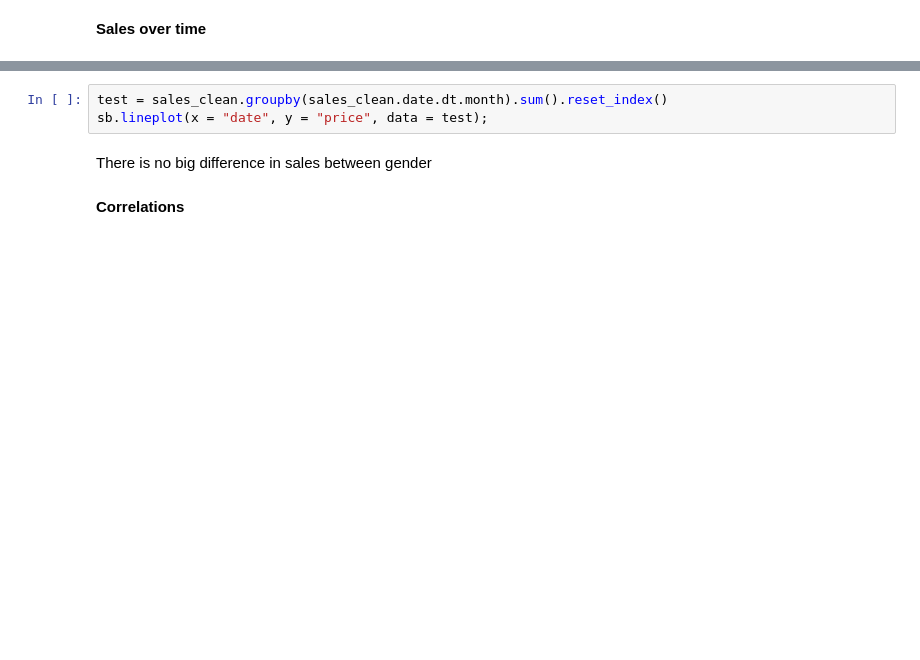
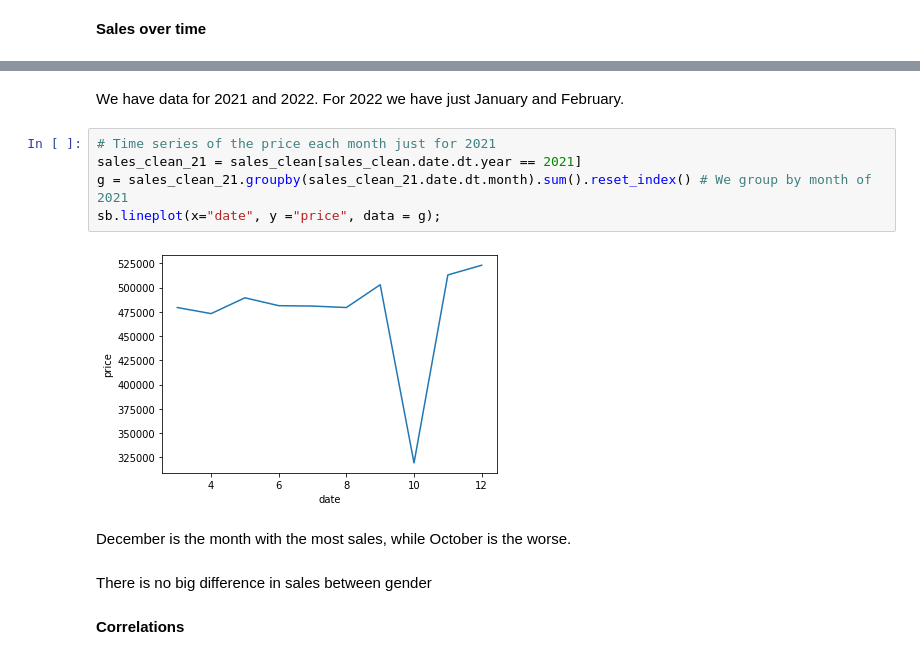
Before and after one commit to furawa/OC_data_analyst_projects, a Jupyter notebook: 02_analyze_company_sales/analyze_company_sales.ipynb, the cells around one changed output, grey strips where cells are left out. Saved outputs shown, nothing was run; the diff lists cells and outputs as text; blank space fills up the shorter version.

```diff
--- a/02_analyze_company_sales/analyze_company_sales.ipynb
+++ b/02_analyze_company_sales/analyze_company_sales.ipynb
@@ -623,6 +646,14 @@ for loc, label in zip(locs, labels):
+# %% [markdown]
+We have data for 2021 and 2022. For 2022 we have just January and February.
 # %%
-test = sales_clean.groupby(sales_clean.date.dt.month).sum().reset_index()
-sb.lineplot(x = "date", y = "price", data = test);
+# Time series of the price each month just for 2021
+sales_clean_21 = sales_clean[sales_clean.date.dt.year == 2021]
+g = sales_clean_21.groupby(sales_clean_21.date.dt.month).sum().reset_index() # We group by month of 2021
+sb.lineplot(x="date", y ="price", data = g);
+# %% [output]
+[figure, added]
+# %% [markdown]
+December is the month with the most sales, while October is the worse.
 # %% [markdown]
 There is no big difference in sales between gender
 # %% [markdown]
```
Also changed, not shown: parts of 9 cells of this notebook.
